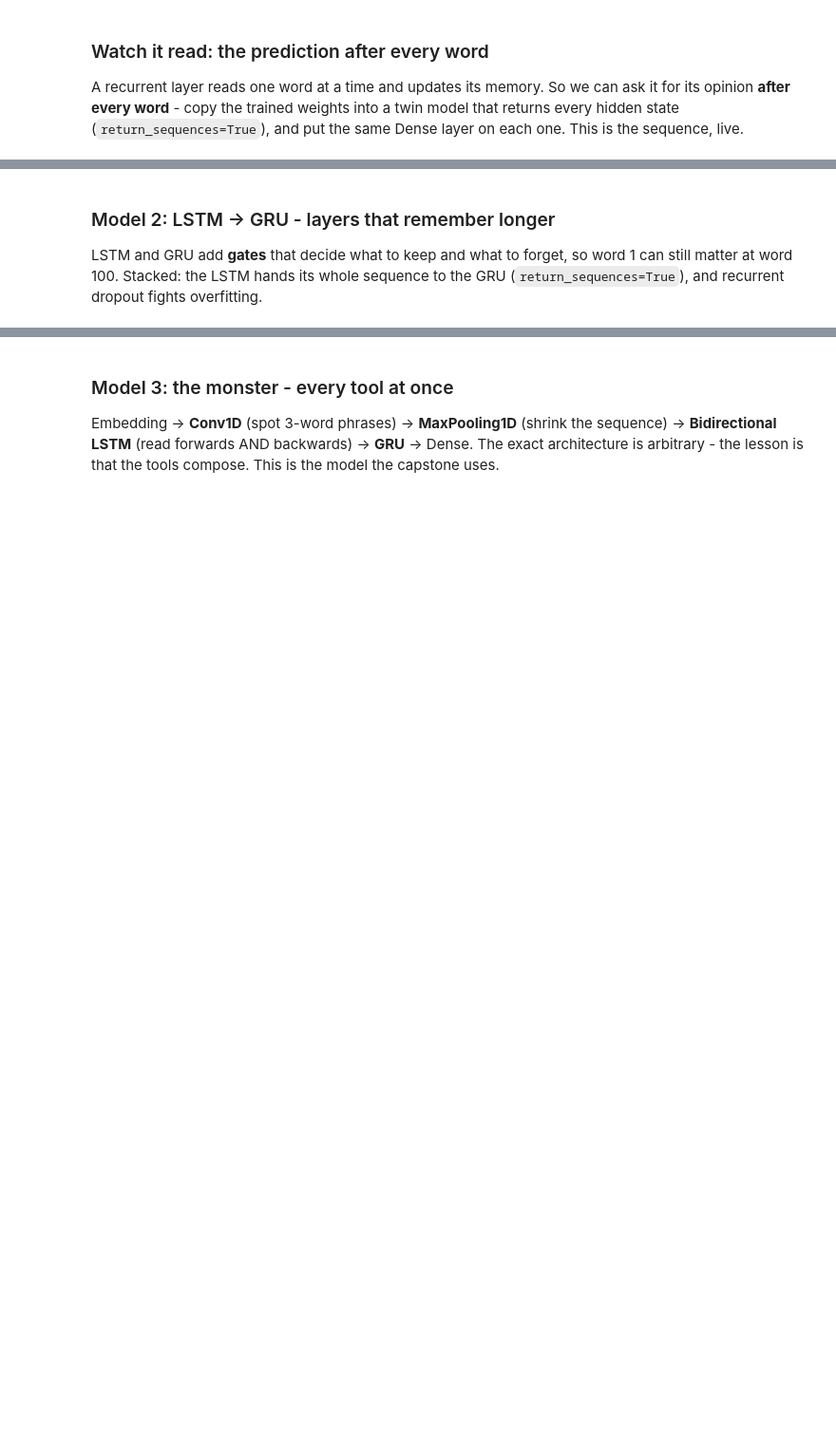
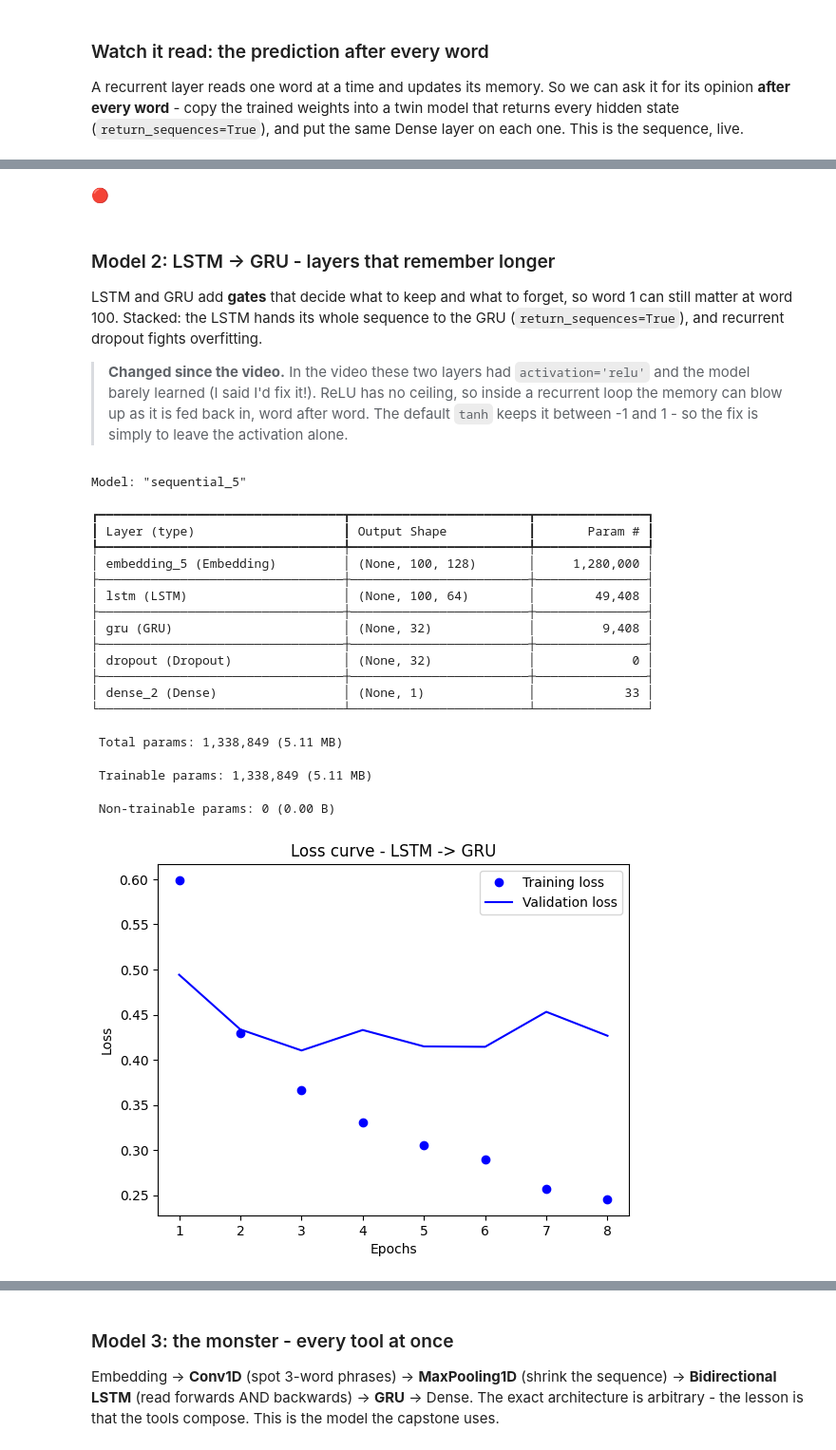
Before and after one commit to drdave-teaching/OPIM5509Files, a Jupyter notebook: OPIM5509_Module5_Files/notebooks/M5_2c_Understanding_RNNs.ipynb, the cells around one changed output, grey strips where cells are left out. Shown at 95% size. Drawn from its saved outputs; the diff is of its cells as text; code cells hidden in the pictures; blank space fills up the shorter version.

Commit message:
M5.2 mirror: fresh outputs, markers for videos 7-13, LSTM -> GRU fix
Co-Authored-By: Claude Fable 5.1 <noreply@anthropic.com>

```diff
--- a/OPIM5509_Module5_Files/notebooks/M5_2c_Understanding_RNNs.ipynb
+++ b/OPIM5509_Module5_Files/notebooks/M5_2c_Understanding_RNNs.ipynb
@@ -183,35 +258,68 @@ plt.show()
+# %% [markdown]
+🔴
+<!-- 🎙 DAVE TALKING POINTS — M5 · 12 — LSTM -> GRU and the monster: the whole class in one model (2:59)
+- Model 2, Embedding(128) -> LSTM(64, return_sequences=True) -> GRU(32) -> Dropout -> Dense(1): 1,338,849 parameters, and 1,280,000 of them (96%) are the embedding.
+- ⚠️ Changed since the video: on camera the two recurrent layers had activation='relu' and the model barely learned ('it didn't fire off right away' - 0.742 on this data). ReLU has no ceiling, so the memory can blow up inside the loop. With the default tanh: best validation loss 0.410 at epoch 3 of 8, TEST MACRO F1 0.818. The notebook has a note under the Model 2 heading.
+- Model 3, the monster, is the whole class in one model: Dense layers (Module 2), Conv1D + pooling (Module 3), bidirectional LSTM + GRU (Module 4), the Embedding (Module 5).
+- Walk the shapes: 100 x 128 -> Conv1D(64, kernel 3) 98 x 64 -> pooling 49 x 64 -> bidirectional LSTM(30) 49 x 60 -> GRU 20 -> Dropout -> 1. 1,332,381 parameters.
+- 9 epochs, best validation loss 0.345 at epoch 4. TEST MACRO F1 0.853.
+- Scoreboard, same data and same held-out test set: SimpleRNN 0.818 - LSTM -> GRU 0.818 - monster 0.853.
+- The exact architecture is arbitrary. The lesson is that the tools compose - and in the real world you show their value with a careful series of experiments.
+- Hand-off: this monster is the capstone's build_monster().
+-->
 # %% [markdown]
 ### Model 2: LSTM -> GRU - layers that remember longer
 LSTM and GRU add **gates** that decide what to keep and what to forget, so word 1 can still matter at word 100. Stacked: the LSTM hands its whole sequence to the GRU (`return_sequences=True`), and recurrent dropout fights overfitting.
+
+> **Changed since the video.** In the video these two layers had `activation='relu'` and the model barely learned (I said I'd fix it!). ReLU has no ceiling, so inside a recurrent loop the memory can blow up as it is fed back in, word after word. The default `tanh` keeps it between -1 and 1 - so the fix is simply to leave the activation alone.
 # %%
 keras.utils.set_random_seed(5509)   # re-seed right before the build: same starting weights every run
 model = Sequential()
 model.add(Input(shape=(maxlen,)))
 model.add(Embedding(max_features, 128))                                              # 10k words, 128 numbers each
-model.add(LSTM(64, return_sequences=True, activation='relu', recurrent_dropout=0.2))  # 100 words in -> 100 x 64 out
-model.add(GRU(32, activation='relu', recurrent_dropout=0.2))                         # -> one row of 32
+model.add(LSTM(64, return_sequences=True, recurrent_dropout=0.2))   # 100 words in -> 100 x 64 out (default tanh - see the note above)
+model.add(GRU(32, recurrent_dropout=0.2))                           # -> one row of 32
 model.add(Dropout(0.2))
 model.add(Dense(1, activation='sigmoid'))
 model.compile(optimizer='rmsprop', loss='binary_crossentropy', metrics=['accuracy'])
 model.summary()
 
 early_stop = EarlyStopping(monitor='val_loss', patience=5, restore_best_weights=True)
 history = model.fit(input_train, y_train,
                     epochs=20,
                     batch_size=128,
                     validation_split=0.2,
                     callbacks=[early_stop],
                     verbose=0)
 
 # loss curve - always look at this after a fit!
 loss = history.history['loss']
 val_loss = history.history['val_loss']
 epochs = range(1, len(loss) + 1)
 plt.plot(epochs, loss, 'bo', label='Training loss')
 plt.plot(epochs, val_loss, 'b', label='Validation loss')
 plt.title('Loss curve - LSTM -> GRU')
 plt.xlabel('Epochs')
 plt.ylabel('Loss')
 plt.legend()
 plt.show()
 print('epochs run:', len(loss), '| best validation loss:', round(min(val_loss), 4), 'at epoch', val_loss.index(min(val_loss)) + 1)
+# %% [output]
+Model: "sequential_5"
+┏━━━━━━━━━━━━━━━━━━━━━━━━━━━━━━━━━┳━━━━━━━━━━━━━━━━━━━━━━━━┳━━━━━━━━━━━━━━━┓
+┃ Layer (type)                    ┃ Output Shape           ┃       Param # ┃
+┡━━━━━━━━━━━━━━━━━━━━━━━━━━━━━━━━━╇━━━━━━━━━━━━━━━━━━━━━━━━╇━━━━━━━━━━━━━━━┩
+│ embedding_5 (Embedding)         │ (None, 100, 128)       │     1,280,000 │
+├─────────────────────────────────┼────────────────────────┼───────────────┤
+│ lstm (LSTM)                     │ (None, 100, 64)        │        49,408 │
+├─────────────────────────────────┼────────────────────────┼───────────────┤
+│ gru (GRU)                       │ (None, 32)             │         9,408 │
+├─────────────────────────────────┼────────────────────────┼───────────────┤
+│ dropout (Dropout)               │ (None, 32)             │             0 │
+├─────────────────────────────────┼────────────────────────┼───────────────┤
+│ dense_2 (Dense)                 │ (None, 1)              │            33 │
+└─────────────────────────────────┴────────────────────────┴───────────────┘
+ Total params: 1,338,849 (5.11 MB)
+ Trainable params: 1,338,849 (5.11 MB)
+ Non-trainable params: 0 (0.00 B)
+[figure, added]
```
Also changed, not shown: parts of 16 cells of this notebook, 3 other files.
